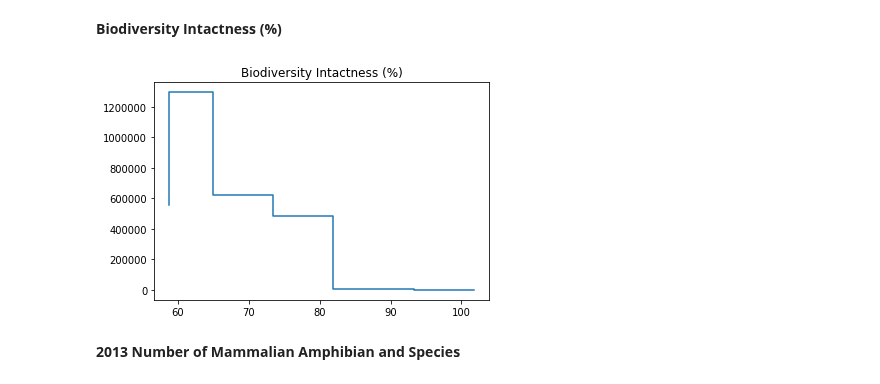
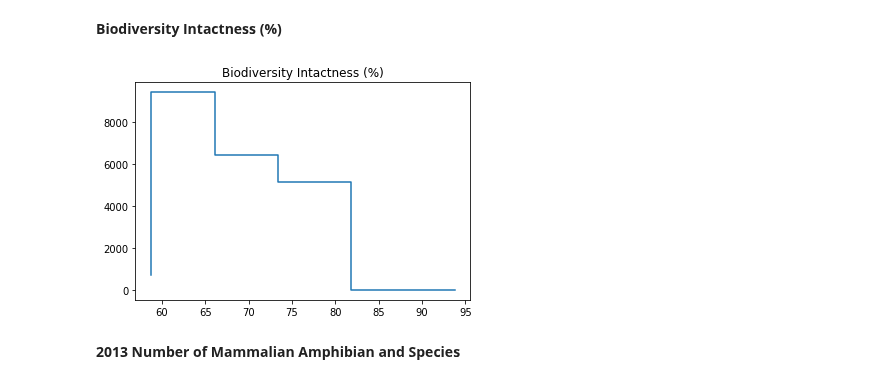
Before and after one commit to Vizzuality/notebooks, a Jupyter notebook: natGeo/pipeline_Dashboards.ipynb, the cells around one changed output. Cells and saved outputs as stored; diff of their text form; code cells hidden in the pictures.

Commit message:
all dashboards for the Okavango Delta

```diff
--- a/natGeo/pipeline_Dashboards.ipynb
+++ b/natGeo/pipeline_Dashboards.ipynb
@@ -61,7 +71,7 @@ regReducer = {
     'collection': collection,
     'reducer': ee.Reducer.sum(),
     'scale':90,
-    'tileScale': 4
+    'tileScale': 16
 }
 def reduce2Regions(img):
     loss = ee.Image.pixelArea().rename(['loss']).mask(img.select('loss'))
@@ -101,7 +111,7 @@ regReducer = {
     'collection': collection,
     'reducer': ee.Reducer.frequencyHistogram().unweighted(),
     'scale':500,
-    'tileScale': 4
+    'tileScale': 16
 }
 #mapable function to extract geometries
 def reduce2Regions(img):
@@ -194,7 +205,7 @@ regReducer = {
     'collection': collection,
     'reducer': ee.Reducer.frequencyHistogram().unweighted(),
     'scale':500,
-    'tileScale': 4
+    'tileScale': 16
 }
 #mapable function to extract geometries
 def reduce2Regions(img):
@@ -447,12 +458,10 @@ year = [2005]
 aoi = ['Okavango Delta']
 
 param = [a for a in output if a['year'] in year]
-param = [a for a in param if a['slug'] in aoi]
 
-x = []
 y = []
 
-for i in range(len(Temp)):
+for i in range(len(param)):
     y.append(param[i]['value'])
 
 plt.plot(np.arange(len(y)),y)
@@ -662,16 +669,16 @@ for region in myOutput['properties']['test']:
 # %%
 parameter = 'Biodiversity Intactness (%)'
-aoi = ['TwoCrow_leased']
+aoi = ['Okavango Delta']
 
 param = [a for a in output if a['slug'] in aoi]
 
 x = param[0]['value']['bucketMeans']
 y = param[0]['value']['histogram']
 
 plt.step(np.array(x)*100,y);
 plt.title (parameter);
 # %% [output]
-[figure, old version]
+[figure, new version]
 # %% [markdown]
 **2013 Number of Mammalian Amphibian and Species**
 # %%
```
Also changed, not shown: parts of 13 cells of this notebook, 11 other files.
